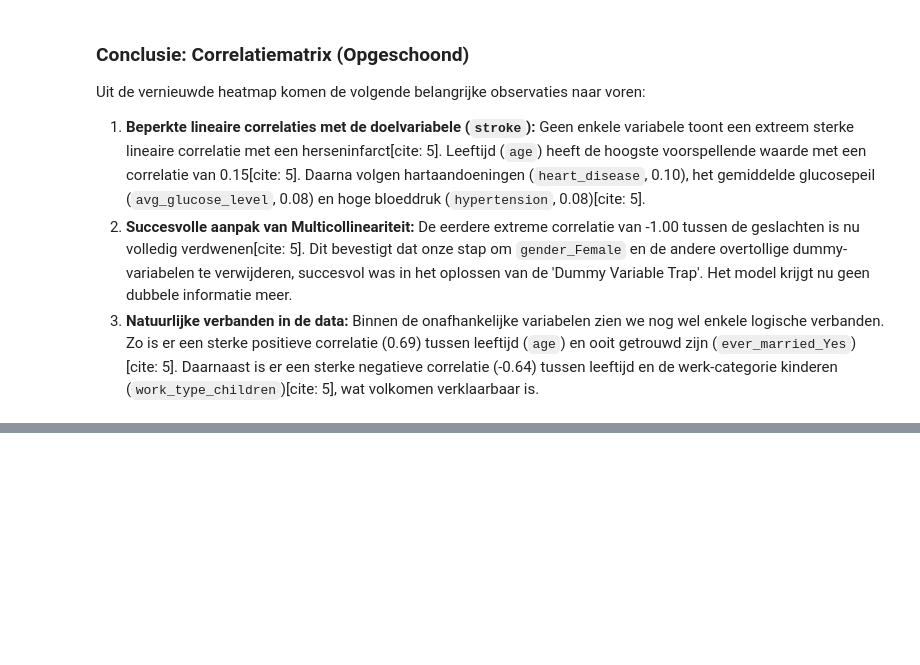
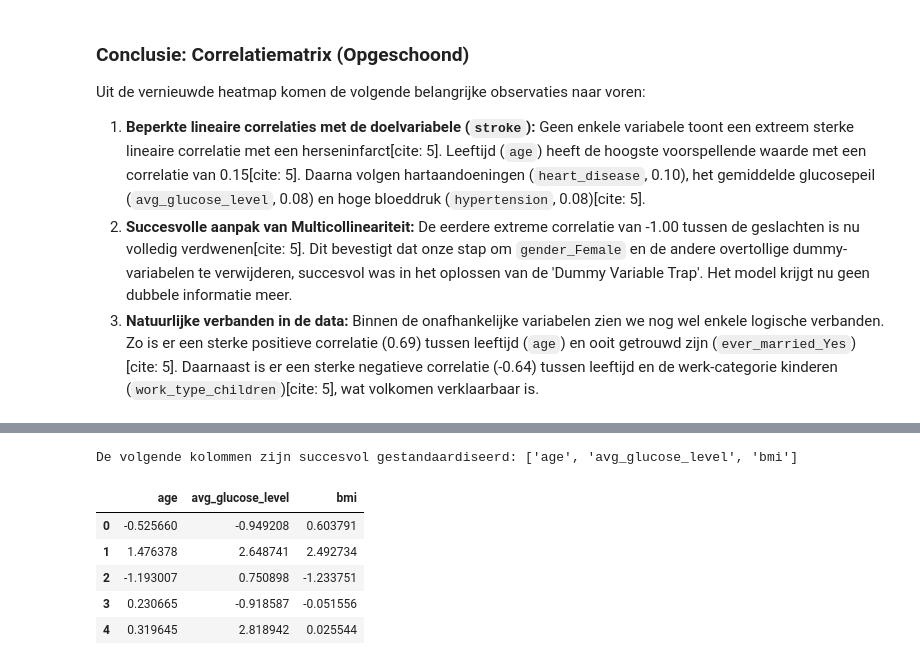
Before and after one commit to ArdaBagci/MachineLearning, a Jupyter notebook: opdracht1.ipynb, the cells around one changed output, grey strips where cells are left out. Drawn from its saved outputs; the diff is of its cells as text; code cells hidden in the pictures; blank space fills up the shorter version.

```diff
--- a/opdracht1.ipynb
+++ b/opdracht1.ipynb
@@ -281,0 +287,33 @@ Uit de vernieuwde heatmap komen de volgende belangrijke observaties naar voren:
+# %%
+from sklearn.preprocessing import StandardScaler
+
+def standaardiseer_kolommen(dataset, kolommen):
+    """
+    Schaalt de opgegeven continue numerieke kolommen met StandardScaler.
+    Retourneert de dataset met de aangepaste kolommen.
+    """
+    df_geschaald = dataset.copy()
+    scaler = StandardScaler()
+
+    # Pas de scaler alleen toe op de gekozen continue kolommen
+    df_geschaald[kolommen] = scaler.fit_transform(df_geschaald[kolommen])
+
+    print(f"De volgende kolommen zijn succesvol gestandaardiseerd: {kolommen}")
+    return df_geschaald
+
+# 1. Definieer de continue variabelen die op dezelfde schaal moeten komen
+te_schalen_kolommen = ['age', 'avg_glucose_level', 'bmi']
+
+# 2. Roep de functie aan om de data aan te passen
+df = standaardiseer_kolommen(df, te_schalen_kolommen)
+
+# 3. Laat de eerste 5 rijen zien ter controle
+display(df[te_schalen_kolommen].head())
+# %% [output]
+De volgende kolommen zijn succesvol gestandaardiseerd: ['age', 'avg_glucose_level', 'bmi']
+|  | age | avg_glucose_level | bmi |
+| 0 | -0.525660 | -0.949208 | 0.603791 |
+| 1 | 1.476378 | 2.648741 | 2.492734 |
+| 2 | -1.193007 | 0.750898 | -1.233751 |
+| 3 | 0.230665 | -0.918587 | -0.051556 |
+| 4 | 0.319645 | 2.818942 | 0.025544 |
```
Also changed, not shown: parts of 1 cell of this notebook.
